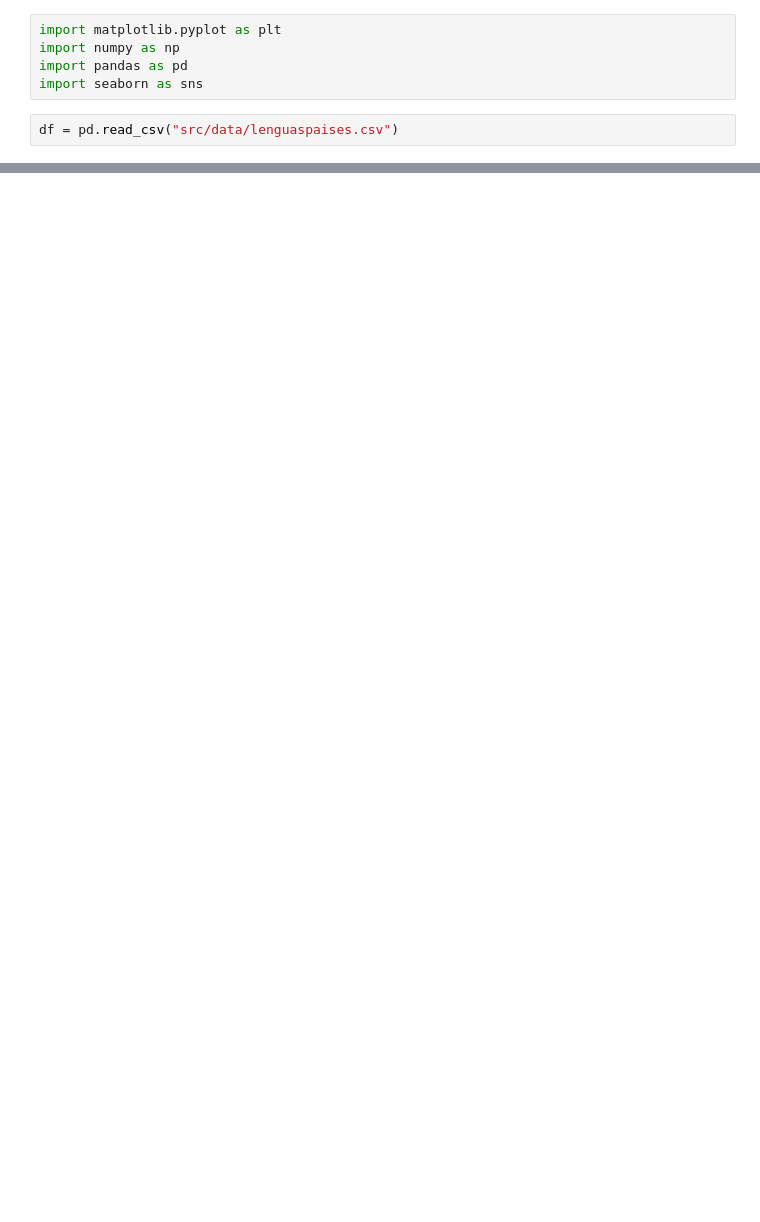
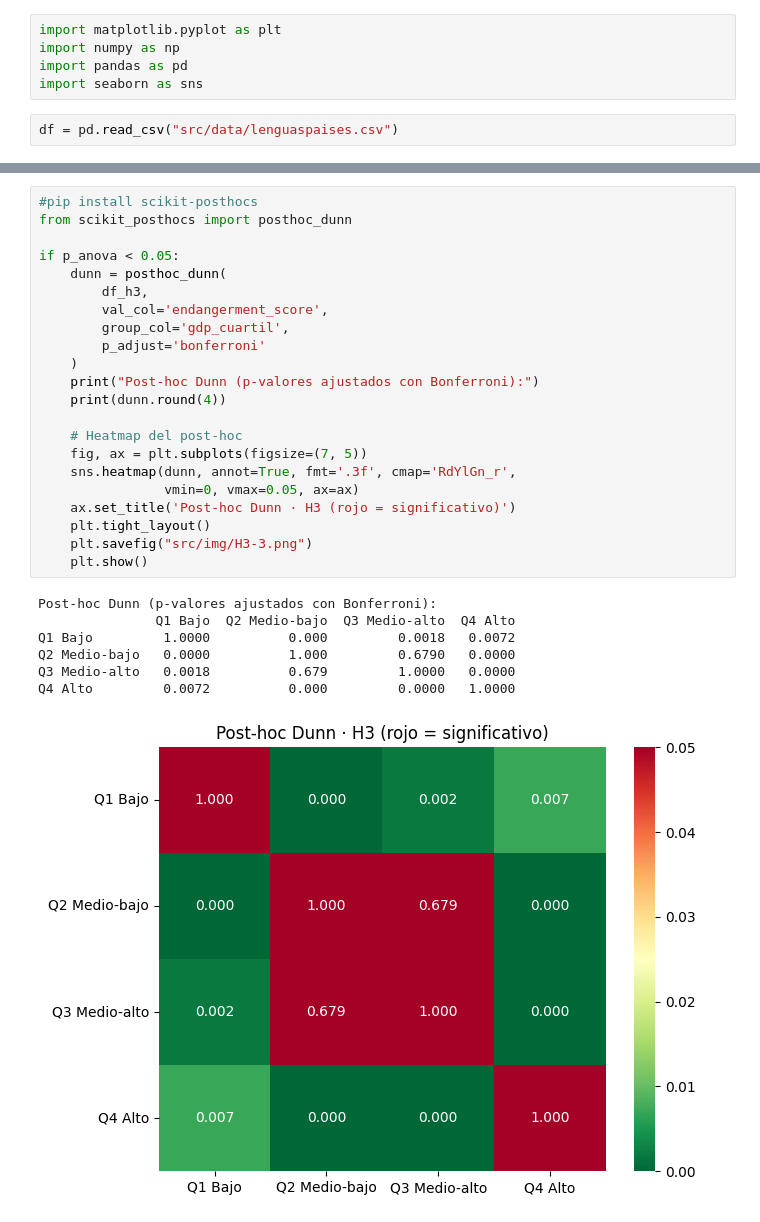
Before and after one commit to mrguezrodriguez/EDA_endangered_languages, a Jupyter notebook: main.ipynb, the cells around one changed output, grey strips where cells are left out. Drawn from its saved outputs; the diff is of its cells as text; blank space fills up the shorter version.

```diff
--- a/main.ipynb
+++ b/main.ipynb
@@ -226,0 +246,30 @@ Claramente se ve una ausencia total de relación lineal. También se puede aprec
+# %%
+#pip install scikit-posthocs
+from scikit_posthocs import posthoc_dunn
+
+if p_anova < 0.05:
+    dunn = posthoc_dunn(
+        df_h3,
+        val_col='endangerment_score',
+        group_col='gdp_cuartil',
+        p_adjust='bonferroni'
+    )
+    print("Post-hoc Dunn (p-valores ajustados con Bonferroni):")
+    print(dunn.round(4))
+
+    # Heatmap del post-hoc
+    fig, ax = plt.subplots(figsize=(7, 5))
+    sns.heatmap(dunn, annot=True, fmt='.3f', cmap='RdYlGn_r',
+                vmin=0, vmax=0.05, ax=ax)
+    ax.set_title('Post-hoc Dunn · H3 (rojo = significativo)')
+    plt.tight_layout()
+    plt.savefig("src/img/H3-3.png")
+    plt.show()
+# %% [output]
+Post-hoc Dunn (p-valores ajustados con Bonferroni):
+               Q1 Bajo  Q2 Medio-bajo  Q3 Medio-alto  Q4 Alto
+Q1 Bajo         1.0000          0.000         0.0018   0.0072
+Q2 Medio-bajo   0.0000          1.000         0.6790   0.0000
+Q3 Medio-alto   0.0018          0.679         1.0000   0.0000
+Q4 Alto         0.0072          0.000         0.0000   1.0000
+[figure, added]
```
Also changed, not shown: parts of 44 cells of this notebook, 6 other files.
